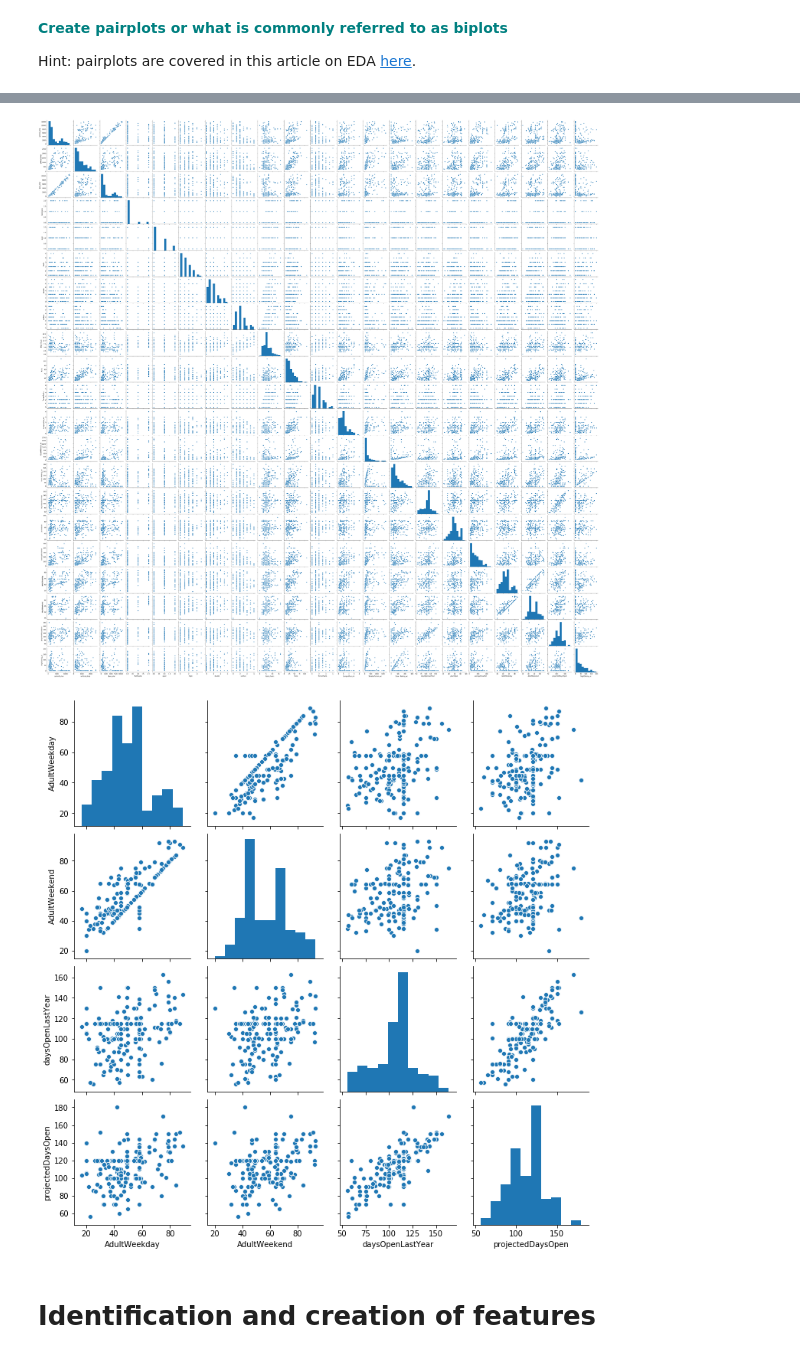
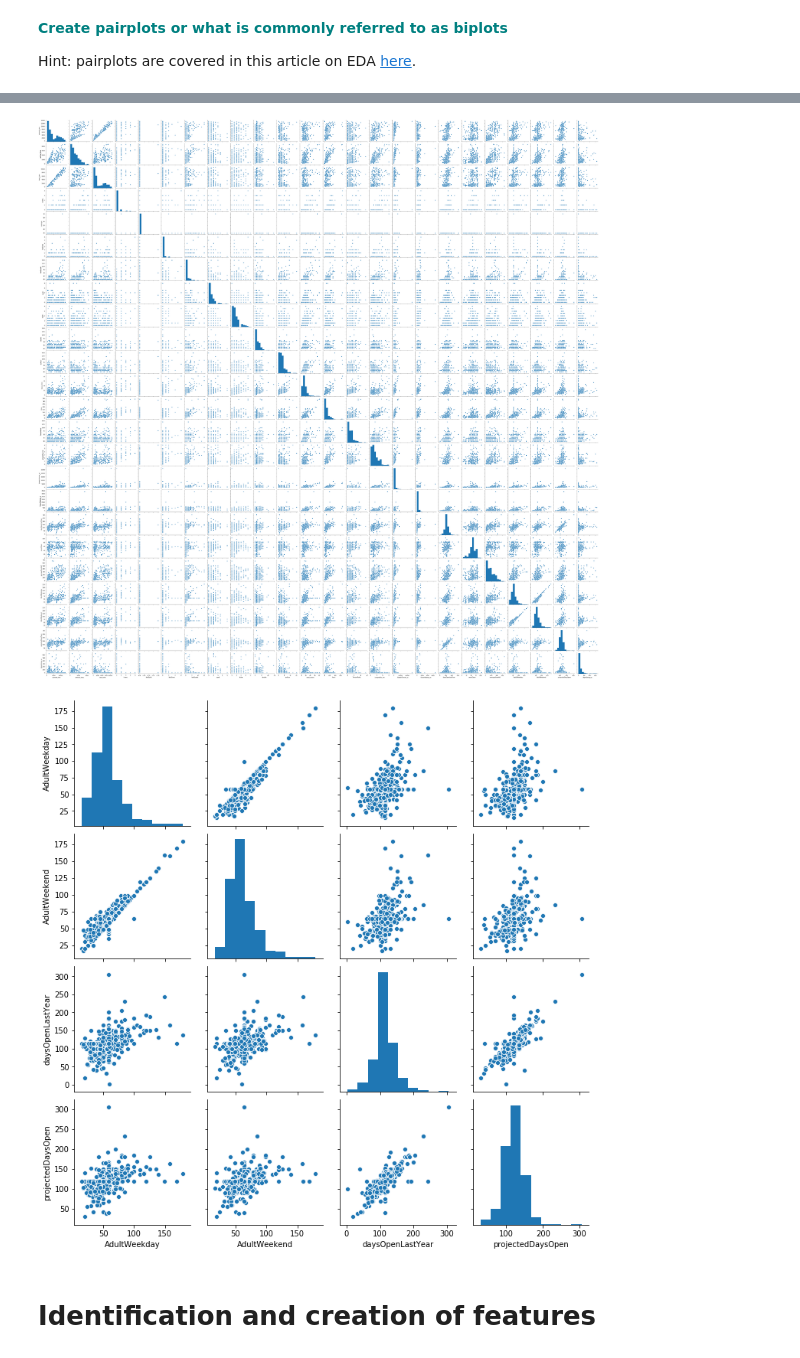
Before and after one commit to RafaelPinto/springboard, a Jupyter notebook: guided_capstone/Notebook_stepthree.ipynb, the cells around one changed output, grey strips where cells are left out. Saved outputs shown, nothing was run; the diff lists cells and outputs as text; code cells hidden in the pictures.

```diff
--- a/guided_capstone/Notebook_stepthree.ipynb
+++ b/guided_capstone/Notebook_stepthree.ipynb
@@ -253,0 +334,2 @@ boxplot = dfno.boxplot(grid=False, vert=False,fontsize=15, figsize=(12,15))
+# %%
+df.loc[df.yearsOpen == 2019, 'yearsOpen'] = 56
@@ -364,11 +434,11 @@ memory usage: 32.8+ KB
 # %%
-g = sns.pairplot(dfno)
+g = sns.pairplot(df)
 # %% [output]
-[figure, old version]
+[figure, new version]
 # %%
-g = sns.pairplot(dfno.loc[:, ['AdultWeekday', 'AdultWeekend', 'daysOpenLastYear', 'projectedDaysOpen']])
+g = sns.pairplot(df.loc[:, ['AdultWeekday', 'AdultWeekend', 'daysOpenLastYear', 'projectedDaysOpen']])
 # %% [output]
-[figure, old version]
+[figure, new version]
 # %% [markdown]
 # Identification and creation of features
 # %% [markdown]
```
Also changed, not shown: parts of 38 cells of this notebook, 3 other files.
